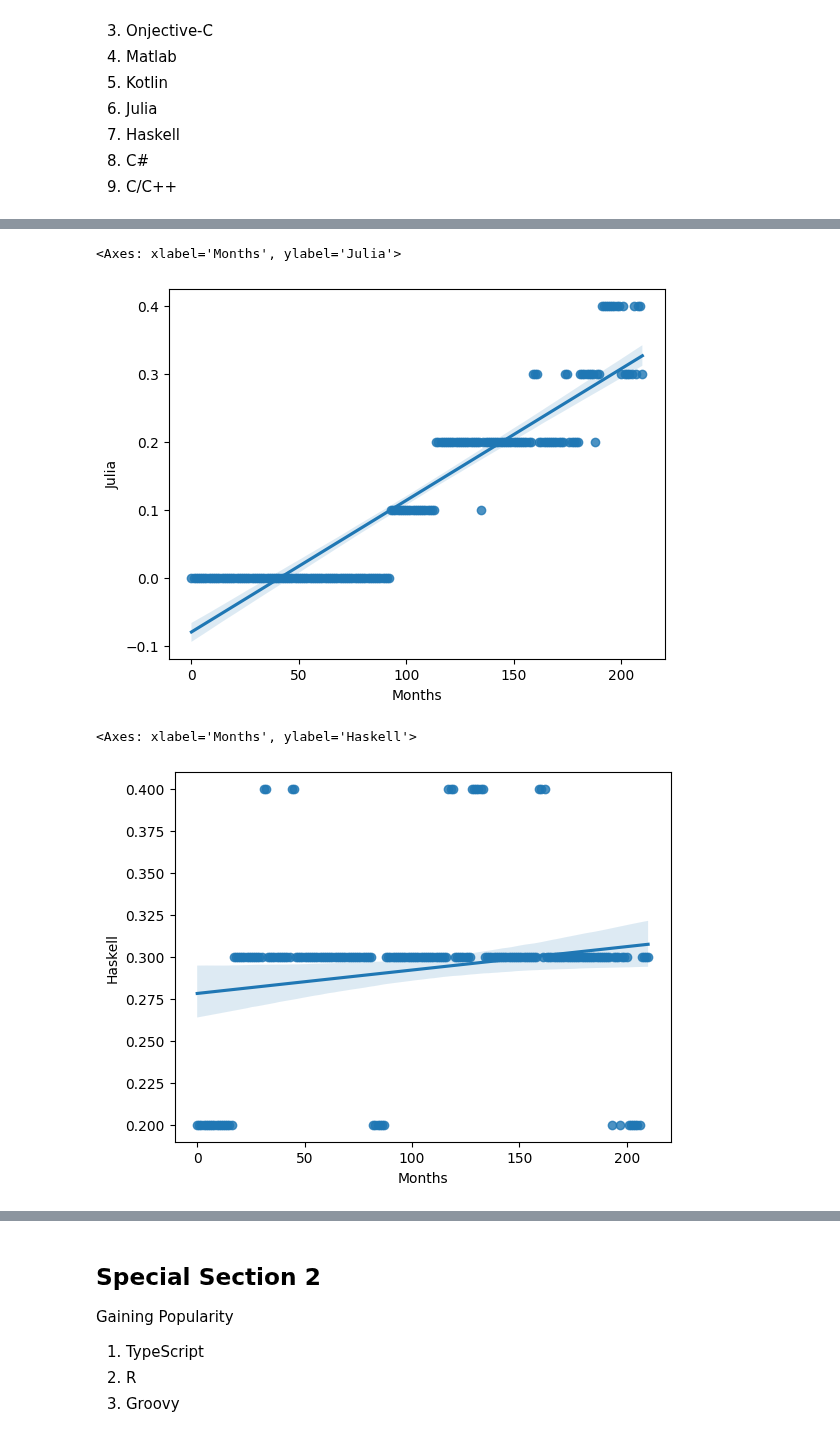
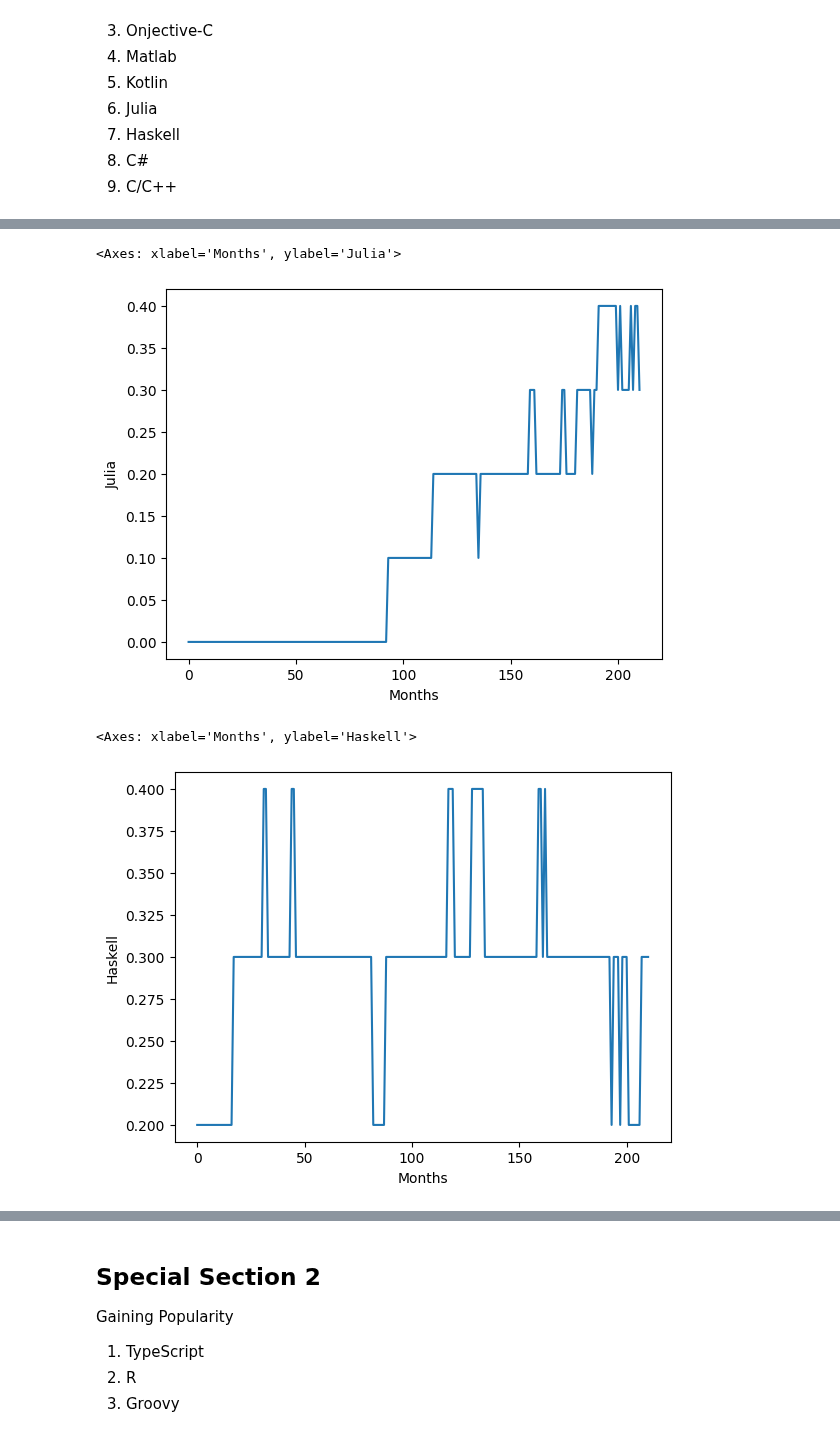
Before and after one commit to 0thorderlogic/smalldata, a Jupyter notebook: main.ipynb, the cells around one changed output, grey strips where cells are left out. Drawn from its saved outputs; the diff is of its cells as text; code cells hidden in the pictures.

```diff
--- a/main.ipynb
+++ b/main.ipynb
@@ -151,11 +151,11 @@ sb.regplot(x='Months', y='Kotlin', data=data)
 # %%
-sb.regplot(x='Months', y='Julia', data=data)
+sb.lineplot(x='Months', y='Julia', data=data)
 # %% [output]
 <Axes: xlabel='Months', ylabel='Julia'>
-[figure, old version]
+[figure, new version]
 # %%
-sb.regplot(x='Months', y='Haskell', data=data)
+sb.lineplot(x='Months', y='Haskell', data=data)
 # %% [output]
 <Axes: xlabel='Months', ylabel='Haskell'>
-[figure, old version]
+[figure, new version]
 # %%
```
Also changed, not shown: parts of 26 cells of this notebook, 4 other files.
